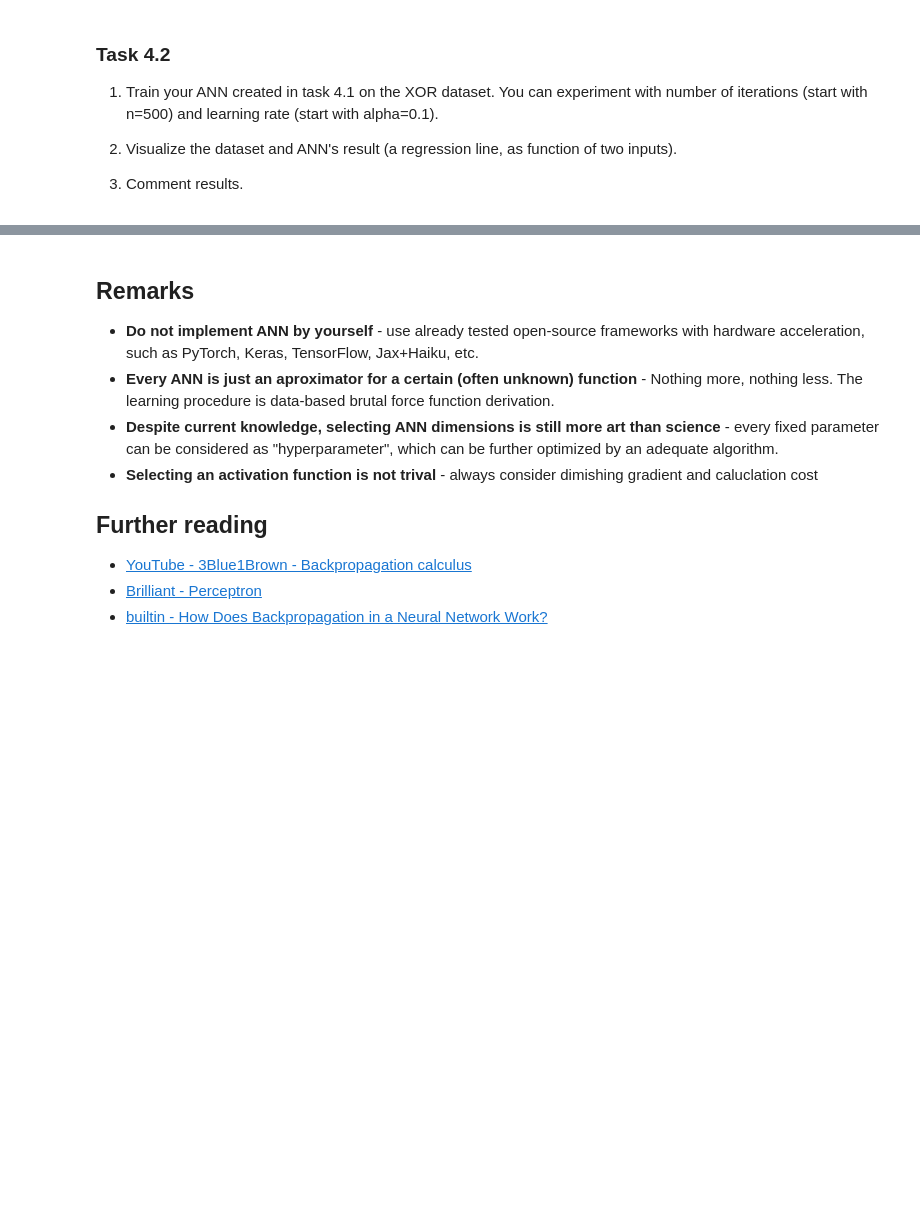
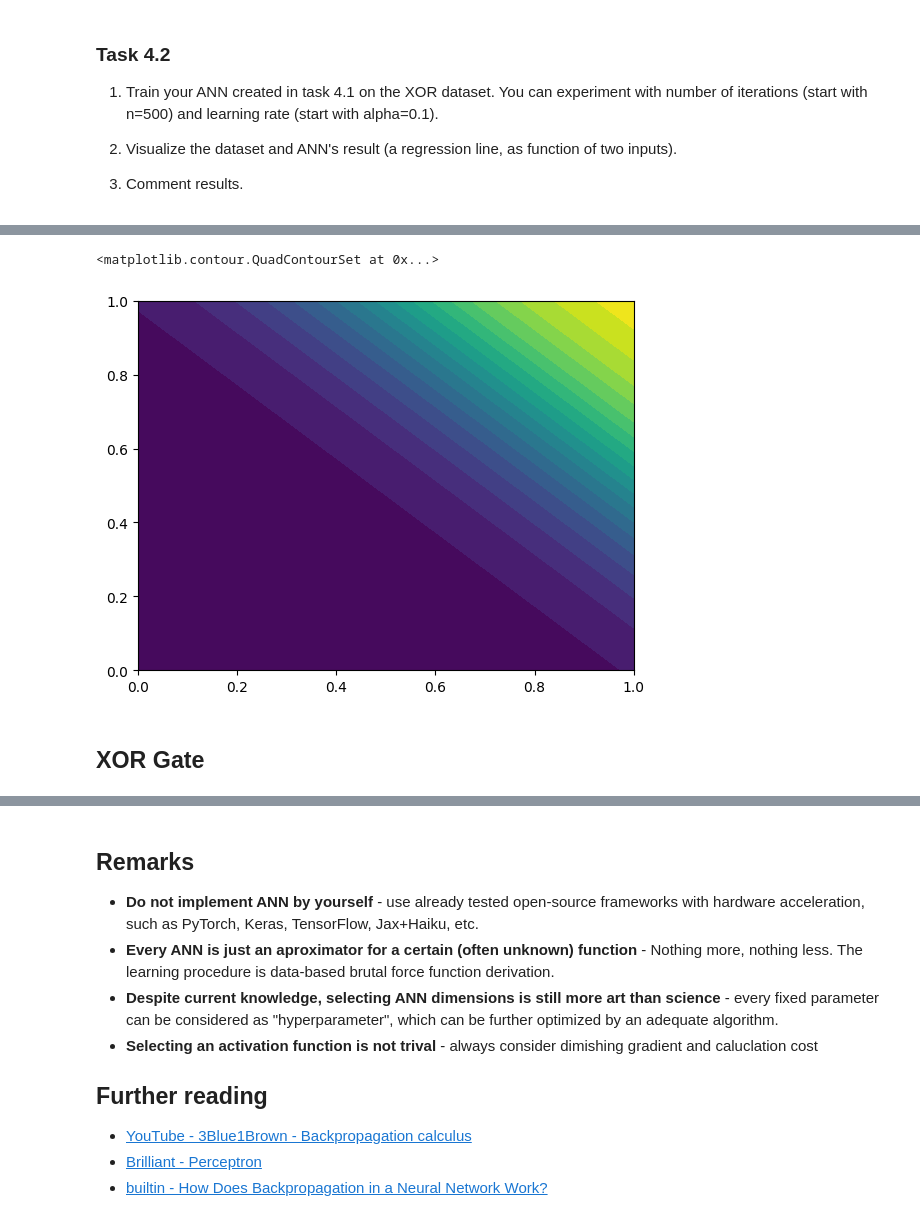
Before and after one commit to WaShindeiru/MachineLearning, a Jupyter notebook: ann1/ml_ann_introduction_v4.1.ipynb, the cells around one changed output, grey strips where cells are left out. Drawn from its saved outputs; the diff is of its cells as text; code cells hidden in the pictures; blank space fills up the shorter version.

```diff
--- a/ann1/ml_ann_introduction_v4.1.ipynb
+++ b/ann1/ml_ann_introduction_v4.1.ipynb
@@ -467,0 +720,27 @@ dataset_xor_y = (0, 1, 1, 0)
+# %%
+network_torch = SimpleNN()
+
+dataset_x_torch = torch.tensor([[0, 0], [0, 1], [1, 0], [1, 1]], dtype=torch.float32)
+dataset_y_torch = torch.tensor([[0], [0], [0], [1]], dtype=torch.float32)
+
+criterion = nn.MSELoss()
+
+optimizer = optim.SGD(network_torch.parameters(), lr=0.1)
+
+num_epochs = 20000
+for iter in range(num_epochs):
+    outputs = network_torch(dataset_x_torch)
+    loss = criterion(outputs, dataset_y_torch)
+    optimizer.zero_grad()
+    loss.backward()
+    optimizer.step()
+
+    if (iter) % 1000 == 0:
+        print(f'Iteration {iter+1}, Loss: {loss.item():.4f}')
+
+test_outputs = network_torch(dataset_x_torch)
+print('Predicted outputs after training:')
+print(test_outputs)
+
+print('Actual labels:')
+print(dataset_y_torch)
@@ -467,0 +765,16 @@ dataset_xor_y = (0, 1, 1, 0)
+# %%
+x_values = torch.linspace(0, 1, 10)
+y_values = torch.linspace(0, 1, 10)
+
+xx, yy = torch.meshgrid(x_values, y_values)
+grid = torch.stack([xx.ravel(), yy.ravel()], dim=-1)
+
+result = network_torch(grid)
+# %%
+output = result.detach().numpy().reshape(10, 10)
+plt.contourf(xx.detach().numpy(), yy.detach().numpy(), output, levels=20, cmap='viridis')
+# %% [output]
+<matplotlib.contour.QuadContourSet at 0x...>
+[figure, added]
+# %% [markdown]
+## XOR Gate
```
Also changed, not shown: parts of 19 cells of this notebook.
